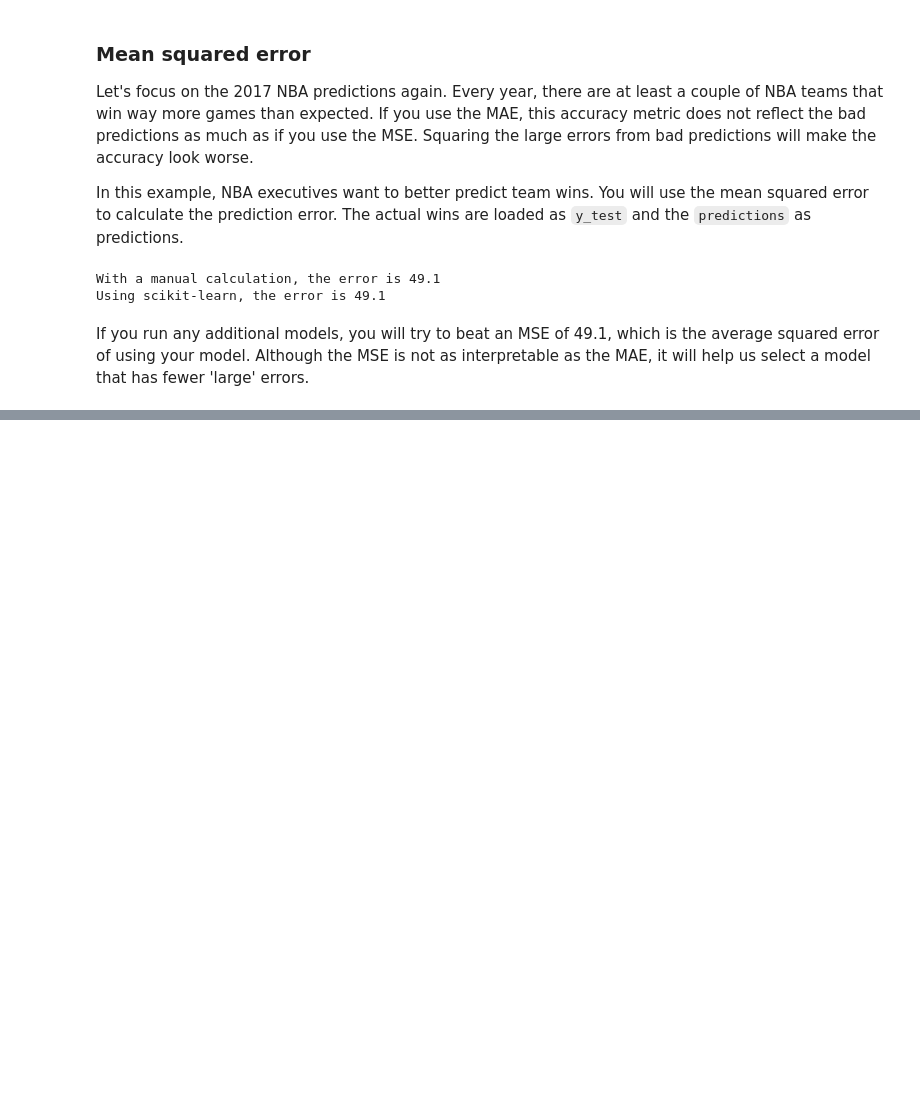
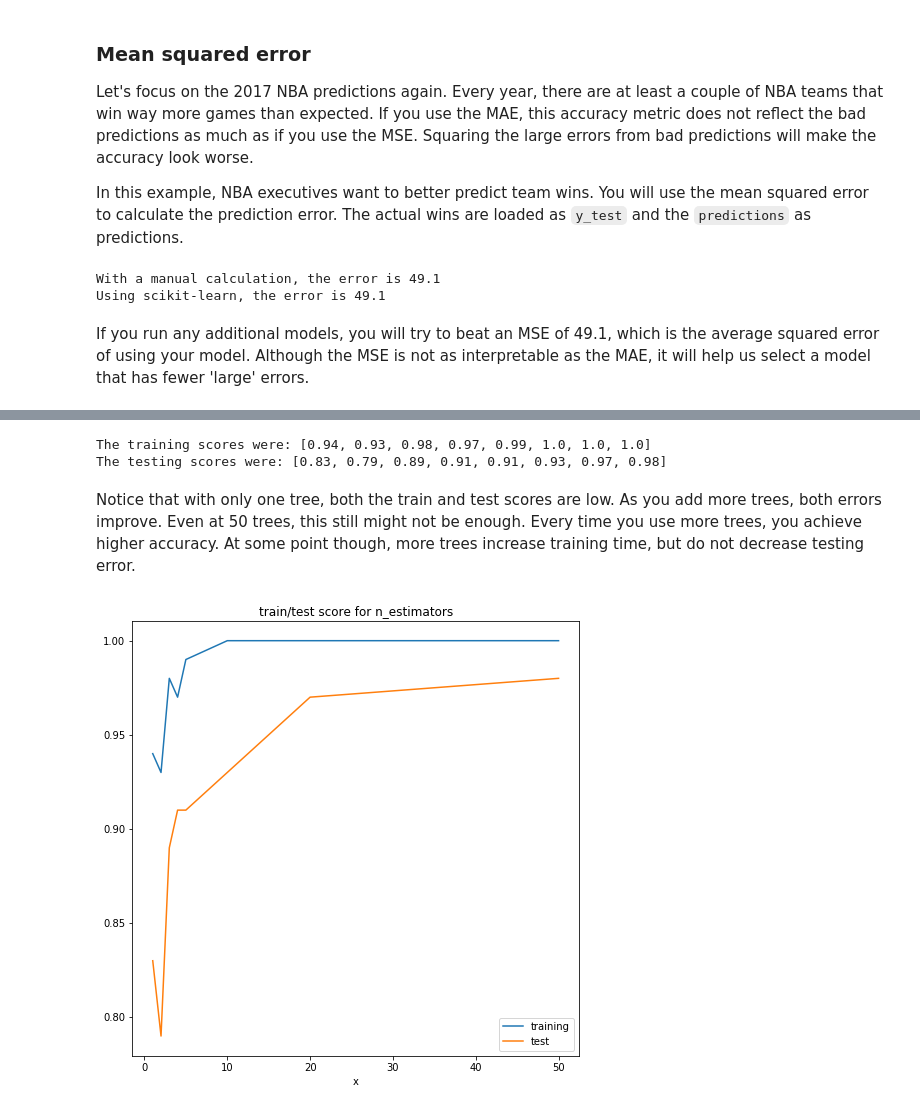
Before and after one commit to goodboychan/datacamp_repo, a Jupyter notebook: Model.Validation.in.Python/Validation-Basics.ipynb, the cells around one changed output, grey strips where cells are left out. Drawn from its saved outputs; the diff is of its cells as text; code cells hidden in the pictures; blank space fills up the shorter version.

```diff
--- a/Model.Validation.in.Python/Validation-Basics.ipynb
+++ b/Model.Validation.in.Python/Validation-Basics.ipynb
@@ -118,0 +247,11 @@ If you run any additional models, you will try to beat an MSE of 49.1, which is
+# %%
+from sklearn.metrics import precision_score, recall_score
+
+test_predictions = rfc.predict(X_test)
+
+# Create precision score based on the metric
+p_score = precision_score(y_test, test_predictions)
+r_score = recall_score(y_test, test_predictions)
+
+# Print the final result
+print('The precision value is {0:.2f}, The recall value is {1:.2f}'.format(p_score, r_score))
@@ -118,0 +326,39 @@ If you run any additional models, you will try to beat an MSE of 49.1, which is
+# %%
+# Create dummy variables using pandas
+X = pd.get_dummies(tic_tac_toe.iloc[:, 0:9])
+y = tic_tac_toe.iloc[:, 9]
+y = tic_tac_toe['Class'].apply(lambda x: 1 if x == 'positive' else 0)
+
+# Create training and testing datasets, Use 10% for the test set
+X_train, X_test, y_train, y_test = train_test_split(X, y, test_size=0.2, random_state=1111)
+# %%
+from sklearn.metrics import accuracy_score
+
+test_scores, train_scores = [], []
+for i in [1, 2, 3, 4, 5, 10, 20, 50]:
+    rfc = RandomForestClassifier(n_estimators=i, random_state=1111)
+    rfc.fit(X_train, y_train)
+
+    # Create predictions for the X_train and X_test datasets
+    train_predictions = rfc.predict(X_train)
+    test_predictions = rfc.predict(X_test)
+
+    # Append the accuracy score for the test and train predictions
+    train_scores.append(round(accuracy_score(y_train, train_predictions), 2))
+    test_scores.append(round(accuracy_score(y_test, test_predictions), 2))
+
+# Print the train and test scores
+print("The training scores were: {}".format(train_scores))
+print("The testing scores were: {}".format(test_scores))
+# %% [output]
+The training scores were: [0.94, 0.93, 0.98, 0.97, 0.99, 1.0, 1.0, 1.0]
+The testing scores were: [0.83, 0.79, 0.89, 0.91, 0.91, 0.93, 0.97, 0.98]
+# %% [markdown]
+Notice that with only one tree, both the train and test scores are low. As you add more trees, both errors improve. Even at 50 trees, this still might not be enough. Every time you use more trees, you achieve higher accuracy. At some point though, more trees increase training time, but do not decrease testing error.
+# %%
+x = [1, 2, 3, 4, 5, 10, 20, 50]
+tmp = pd.DataFrame({'x':x, 'training':train_scores, 'test':test_scores})
+tmp.set_index('x', inplace=True)
+tmp.plot(title='train/test score for n_estimators');
+# %% [output]
+[figure, added]
```
Also changed, not shown: parts of 23 cells of this notebook.
